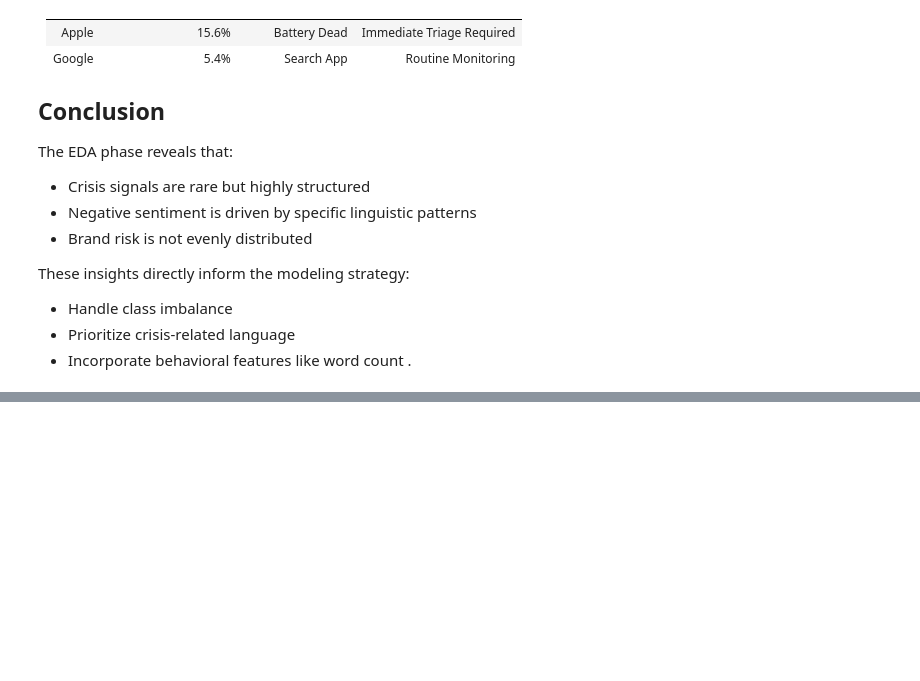
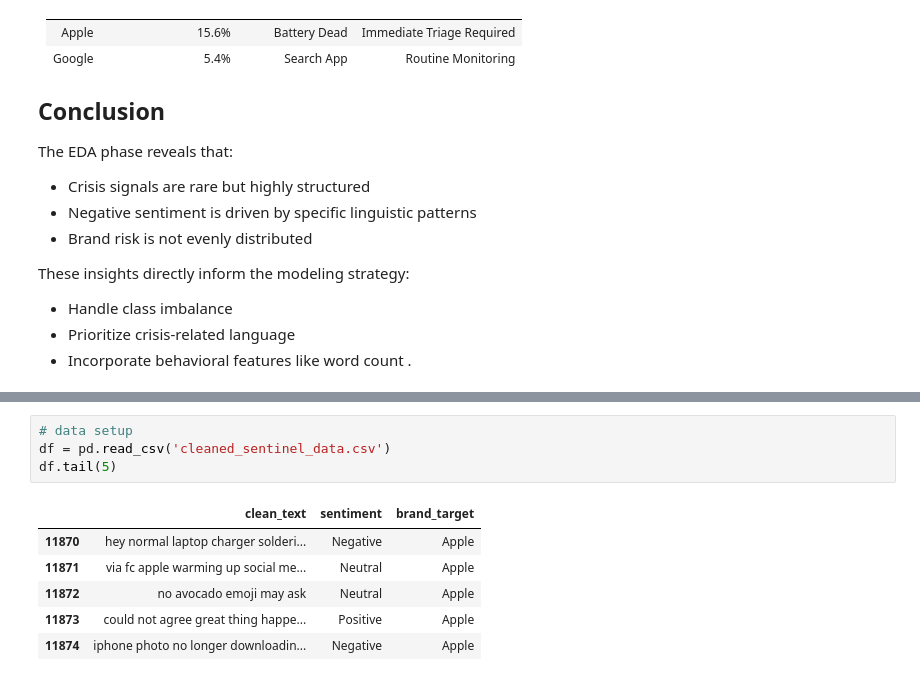
Before and after one commit to abelcholfavour/brand_sentinel, a Jupyter notebook: index.ipynb, the cells around one changed output, grey strips where cells are left out. Drawn from its saved outputs; the diff is of its cells as text; blank space fills up the shorter version.

```diff
--- a/index.ipynb
+++ b/index.ipynb
@@ -715,0 +826,11 @@ These insights directly inform the modeling strategy:
+# %%
+# data setup
+df = pd.read_csv('cleaned_sentinel_data.csv')
+df.tail(5)
+# %% [output]
+|  | clean_text | sentiment | brand_target |
+| 11870 | hey normal laptop charger solderi... | Negative | Apple |
+| 11871 | via fc apple warming up social me... | Neutral | Apple |
+| 11872 | no avocado emoji may ask | Neutral | Apple |
+| 11873 | could not agree great thing happe... | Positive | Apple |
+| 11874 | iphone photo no longer downloadin... | Negative | Apple |
```
Also changed, not shown: parts of 38 cells of this notebook.
